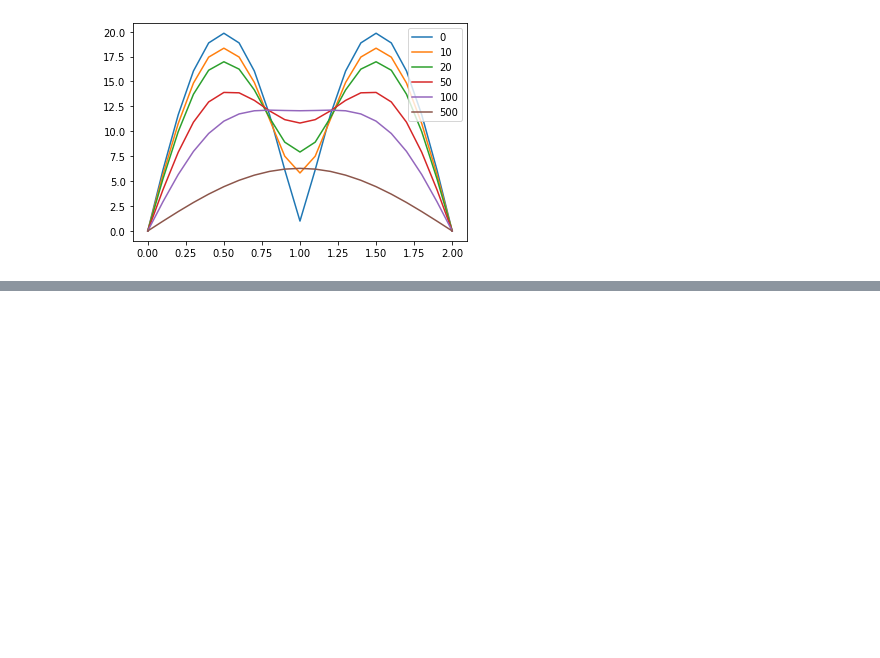
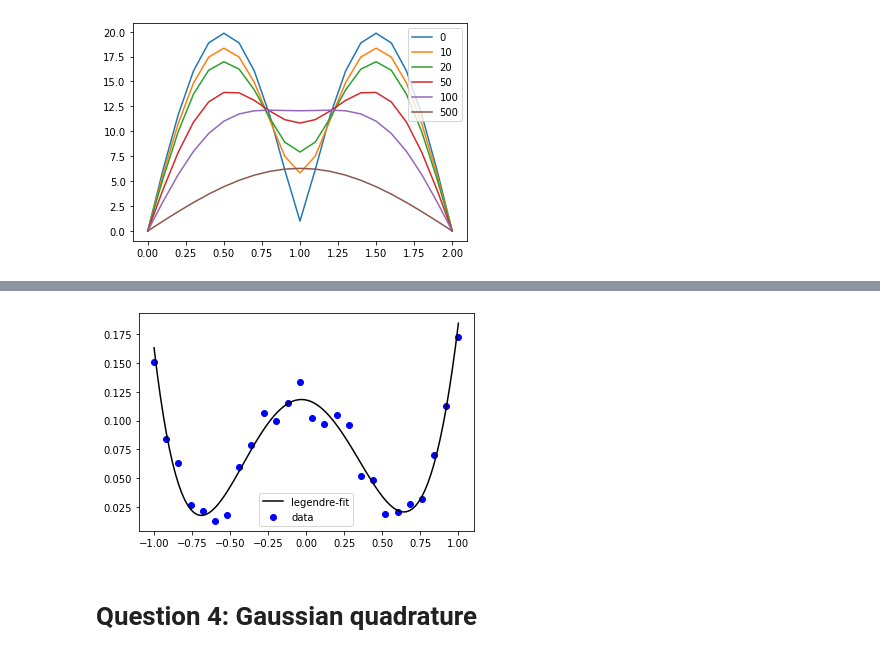
Before and after one commit to emb1ues/comp_phy_endsem, a Jupyter notebook: comp_phy_endsem.ipynb, the cells around one changed output, grey strips where cells are left out. Cells and saved outputs as stored; diff of their text form; code cells hidden in the pictures; blank space fills up the shorter version.

```diff
--- a/comp_phy_endsem.ipynb
+++ b/comp_phy_endsem.ipynb
@@ -104,0 +226,14 @@ plt.show()
+# %%
+#Plotting function for legendre polynomial
+def legendre_plotter(coeff, X, Y):
+    x = np.linspace(-1, 1, 100)
+    y = 0
+    for i in range(order):
+        y += coeff[i] * legendre_poly(x , i)
+
+    plt.scatter(X, Y, c = 'b', label="data")
+    plt.plot(x, y, "k", label="legendre-fit")
+# %%
+#Using pandas to read the table
+data = pd.read_table("esem4fit.txt", sep='\t', names=['X','Y'])
+data
@@ -104,0 +258,7 @@ plt.show()
+# %%
+X = np.array(data.iloc[:,0])
+Y = np.array(data.iloc[:,1])
+# %%
+order = 6
+coeff = legendre_fit(X, Y, order)
+coeff_df = pd.DataFrame({'coefficients': coeff})
@@ -104,0 +277,8 @@ plt.show()
+# %%
+legendre_plotter(coeff, X, Y)
+plt.legend()
+plt.show()
+# %% [output]
+[figure, added]
+# %% [markdown]
+# Question 4: Gaussian quadrature
```
Also changed, not shown: parts of 17 cells of this notebook, 1 other file.
